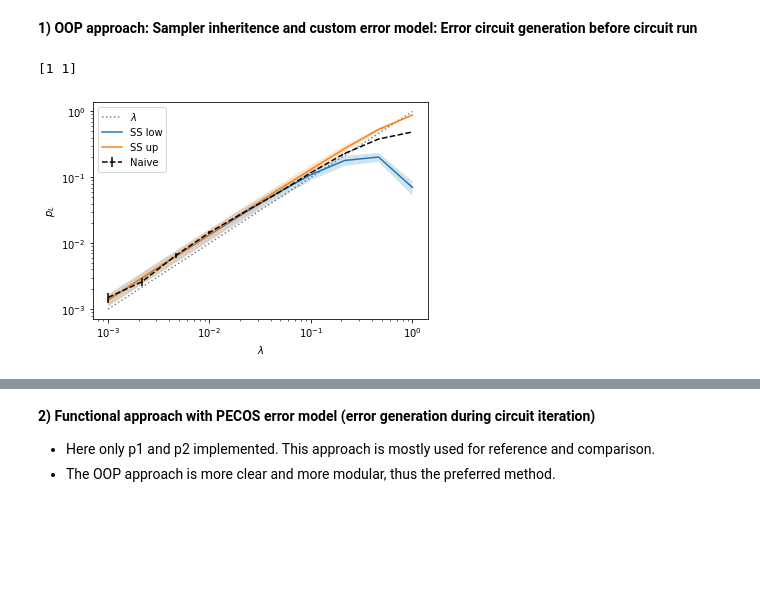
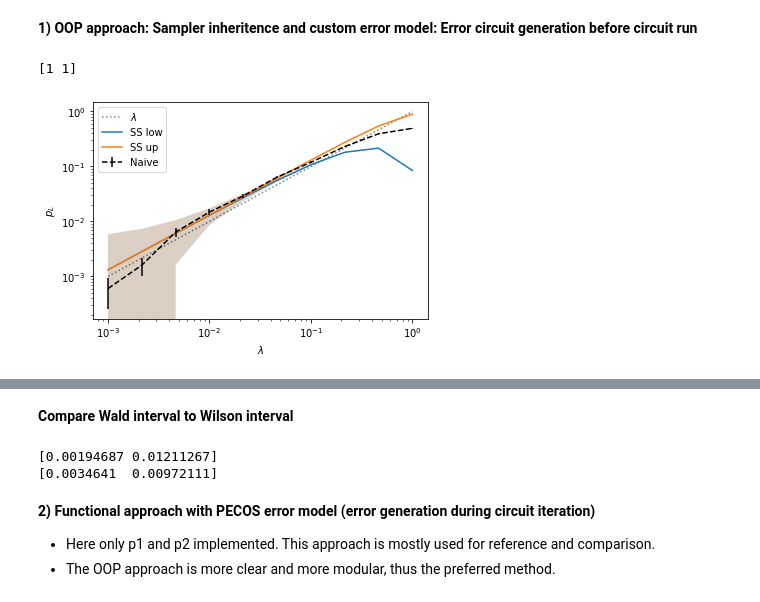
Before and after one commit to dpwinter/PECOS_WS_solutions, a Jupyter notebook: subset_sampling.ipynb, the cells around one changed output, grey strips where cells are left out. Saved outputs shown, nothing was run; the diff lists cells and outputs as text; code cells hidden in the pictures; blank space fills up the shorter version.

Commit message:
First try to implement Wilson C.I.

```diff
--- a/subset_sampling.ipynb
+++ b/subset_sampling.ipynb
@@ -743,7 +743,7 @@ class Sampler():
             'p_idle2': [(i, qb) for i in range(len(circuit)) for qb in circuit.qudits.difference(circuit.active_qudits[i]) if list(circuit[i].symbols.keys())[0] in self.two_qb_gates],
             "p_init": [(i, qb) for i, (sym, qbs, _) in enumerate(circuit.items()) for qb in qbs if "init" in sym],
             "p_meas": [(i, qb) for i, (sym, qbs, _) in enumerate(circuit.items()) for qb in qbs if "measure" in sym],
-            "p_xtalk1": NotImplemented,
+            "p_xtalk1": NotImplemented, # Neighboring qubits of gate but SAME TYPE OF ERROR (expl. X, Y, not for Z, same type as gate)
             "p_xtalk2": NotImplemented
         }
         return [partitions[k] for k in keys]
@@ -776,6 +776,11 @@ class SubsetSampler(Sampler):
     nCr = lambda self, n,r: factorial(n) / (factorial(r)*factorial(n-r))
     A_w = lambda self, n,w,p: self.nCr(n,w) * p**w * (1-p)**(n-w)
 
+    Wilson_p = lambda self,p,N,a: (p+2*erfinv(a/2.0)**2/(2*N)+np.sqrt(2)*erfinv(a/2.0)*np.sqrt(p*(1.0-p)/N+2*erfinv(a/2.0)**2/(4*N**2)))/(1+(2*erfinv(a/2.0)**2/N))
+    Wilson_m = lambda self,p,N,a: (p+2*erfinv(a/2.0)**2/(2*N)-np.sqrt(2)*erfinv(a/2.0)*np.sqrt(p*(1.0-p)/N+2*erfinv(a/2.0)**2/(4*N**2)))/(1+(2*erfinv(a/2.0)**2/N))
+    V_Wilson = lambda self,a,p,N: self.Wilson_p(p,N,a) - self.Wilson_m(p,N,a)
+
+
     def __init__(self, circuit, err_params):
         super().__init__(circuit, err_params)
         choose_fn = lambda l,k: [l[i] for i in np.random.choice(len(l),k,replace=False)]
@@ -803,7 +808,18 @@ class SubsetSampler(Sampler):
         # Calculate statistics
         p_L_low = np.sum(As * pws, axis=0)
         p_L_up = p_L_low + 1 - np.sum(As, axis=0)
-        std = np.sqrt( np.sum( As[1:]**2 * (pws[1:] * (1-pws[1:])), axis=0) / n_samples )
+        # std = np.sqrt( np.sum( As[1:]**2 * (pws[1:] * (1-pws[1:])), axis=0) / n_samples ) # Wald interval
+
+        # Wilson interval
+        z = lambda a: np.sqrt(2.0)*erfinv(a/2.0)
+        q = lambda x,a,N: x / (1 + z(a)**2/N)
+        r = lambda a,p,N: z(a)*np.sqrt(p*(1-p)/N + z(a)**2/(4*N))
+        l = lambda a,p,N: p + z(a)/(2*N)
+        Wilson_max = lambda a,p,N: q(l(a,p,N) + r(a,p,N), a, N)
+        Wilson_min = lambda a,p,N: q(l(a,p,N) - r(a,p,N), a, N)
+        Wilson_var = lambda a,p,N: np.sum(Wilson_max(a,p,N) - Wilson_min(a,p,N), axis=0) # sum over all subset vars?
+
+        std = Wilson_var(As, pws, n_samples) # variance or std?
 
         return p_L_low, p_L_up, std
 
@@ -827,6 +843,7 @@ class NaiveSampler(Sampler):
         for i, p_row in enumerate(self.partition_probabilities):
             p_L[i] = self._sample(n_samples, self.err_gen, p_row)
             std[i] = np.sqrt( p_L[i] * (1-p_L[i]) / n_samples)
+
         return p_L, std
 
 class DynamicSubsetSampler():
@@ -835,33 +852,33 @@ class DynamicSubsetSampler():
 class AdaptiveSampler():
     def __init__(self, circuit, err_params):
         self.subset_sampler = None
         self.naive_sampler = None
 
     def run(self):
         pass # switch between Subset and Naive sampler
 
 lambdas = np.logspace(-3, 0, 10) # physical error rates
 scale = lambda p_init, lambdas=lambdas: p_init * lambdas
 err_params = {'p1': scale(1), 'p2':scale(0.5)}
 
 sss = SubsetSampler(ghz, err_params)
-p_L_low, p_L_up, std = sss.run(p_max=[0.5, 0.5], delta_max=[0.1,0.9]) # TO DO: Easier definition of p_max and d_max.
+p_L_low, p_L_up, std = sss.run(p_max=[0.5, 0.5], delta_max=[0.1,0.9], n_samples=10000) # TO DO: Easier definition of p_max and d_max.
 
 plt.xscale('log')
 plt.yscale('log')
 plt.xlabel(r'$\lambda$')
 plt.ylabel(r'$p_L$')
 plt.plot(lambdas, lambdas, 'k:', alpha=0.5, label=r"$\lambda$")
 plt.plot(lambdas, p_L_low, label="SS low")
 plt.fill_between(lambdas, p_L_low-std, p_L_low+std, alpha=0.2)
 plt.plot(lambdas, p_L_up, label="SS up")
 plt.fill_between(lambdas, p_L_up-std, p_L_up+std, alpha=0.2)
 
 ns = NaiveSampler(ghz, err_params)
-p_L, ns_std = ns.run(n_samples=20000)
+p_L, ns_std = ns.run(n_samples=5000)
 plt.errorbar(lambdas, p_L, fmt='--', c="black", yerr=ns_std, label="Naive")
 plt.legend()
 plt.show()
 # %% [output]
 [1 1]
-[figure, old version]
+[figure, new version]
@@ -870,3 +887,24 @@ Wall time: 16.2 s
+# %% [markdown]
+**Compare Wald interval to Wilson interval**
+# %%
+z = lambda a: np.sqrt(2.0)*erfinv(a/2.0)
+q = lambda x,a,N: x / (1 + z(a)**2 / N)
+r = lambda a,p,N: z(a)*np.sqrt(p*(1-p)/N + z(a)**2/(4*N))
+l = lambda a,p,N: p + z(a)/(2*N)
+Wilson_max = lambda a,p,N: q(l(a,p,N) + r(a,p,N), a, N)
+Wilson_min = lambda a,p,N: q(l(a,p,N) - r(a,p,N), a, N)
+Wilson_std = lambda a,p,N: np.sum(Wilson_max(a[1:],p[1:],N) - Wilson_min(a[1:],p[1:],N), axis=0)
+
+n_samples = 1000
+As = np.array([[0.2,0.3],[0.1,0.6]])
+pws = np.array([[0.4,0.3],[0.4,0.3]])
+print(Wilson_std(As, pws, n_samples))
+
+Wald_std = lambda a,p,N: np.sqrt( np.sum( a**2 * (p * (1-p)), axis=0) / N )
+print(Wald_std(As, pws, n_samples))
+# %% [output]
+[0.00194687 0.01211267]
+[0.0034641  0.00972111]
 # %% [markdown]
 **2) Functional approach with PECOS error model (error generation during circuit iteration)**
 * Here only p1 and p2 implemented. This approach is mostly used for reference and comparison.
```
Also changed, not shown: parts of 2 cells of this notebook.
